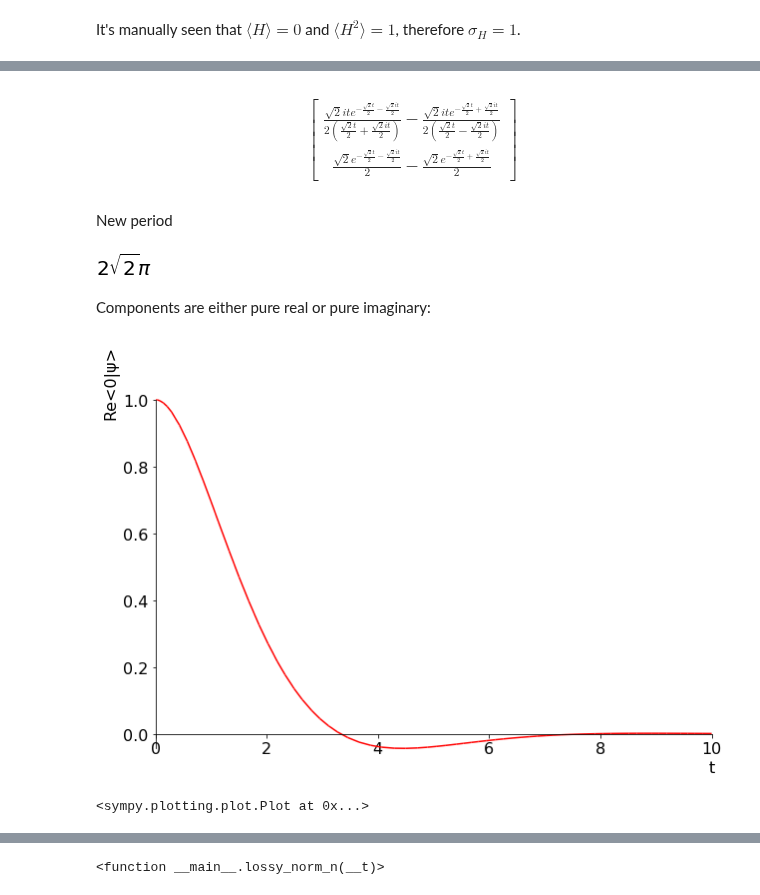
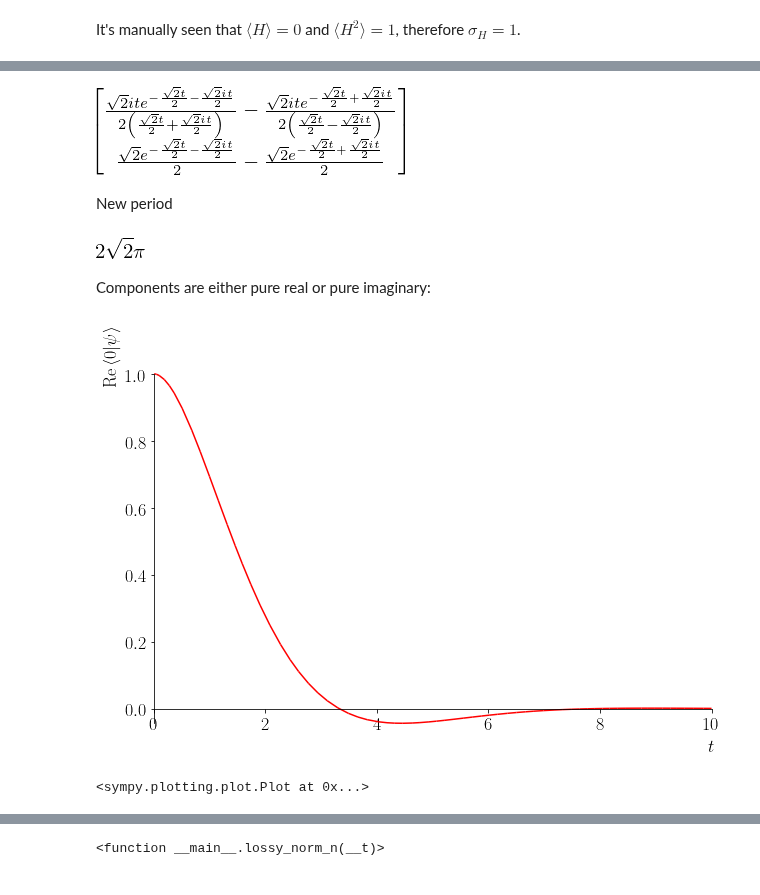
Before and after one commit to gderosa/timeq, a Jupyter notebook: comp/jupyter/detect.ipynb, the cells around one changed output, grey strips where cells are left out. Saved outputs shown, nothing was run; the diff lists cells and outputs as text; code cells hidden in the pictures.

```diff
--- a/comp/jupyter/detect.ipynb
+++ b/comp/jupyter/detect.ipynb
@@ -15,9 +15,9 @@ import numpy as np
 import matplotlib
 import matplotlib.pyplot as plt
 
-matplotlib.rcParams['text.usetex'] = False
+matplotlib.rcParams['text.usetex'] = True
 matplotlib.rcParams['figure.figsize'] = (10,10/sqrt(2))
-matplotlib.rcParams['font.size'] = 16
+matplotlib.rcParams['font.size'] = 18
 
 # https://matplotlib.org/gallery/mplot3d/lines3d.html?highlight=parametric
 # This import registers the 3D projection, but is otherwise unused.
@@ -77,18 +77,19 @@ def unitary_psi(_t):
 # %%
 non_unitary_psi(t)
 # %% [output]
-$$\left[\begin{matrix}\frac{\sqrt{2} i t e^{- \frac{\sqrt{2} t}{2} - \frac{\sqrt{2} i t}{2}}}{2 \left(\frac{\sqrt{2} t}{2} + \frac{\sqrt{2} i t}{2}\right)} - \frac{\sqrt{2} i t e^{- \frac{\sqrt{2} t}{2} + \frac{\sqrt{2} i t}{2}}}{2 \left(\frac{\sqrt{2} t}{2} - \frac{\sqrt{2} i t}{2}\right)}\\\frac{\sqrt{2} e^{- \frac{\sqrt{2} t}{2} - \frac{\sqrt{2} i t}{2}}}{2} - \frac{\sqrt{2} e^{- \frac{\sqrt{2} t}{2} + \frac{\sqrt{2} i t}{2}}}{2}\end{matrix}\right]$$
+[figure, added]
 # %% [markdown]
 New period
 # %%
 2*pi / (sqrt(2)/2)
 # %% [output]
-[figure, old version]
+[figure, new version]
 # %% [markdown]
 Components are either pure real or pure imaginary:
 # %%
-plot(re(non_unitary_psi(t)[0]), (t, 0, 10), line_color='r', ylabel=u'Re<0|\u03C8>')
+plot(re(non_unitary_psi(t)[0]), (t, 0, 10),
+     line_color='r', xlabel=r'$t$', ylabel=r'$\mathrm{Re}\left\langle 0 | \psi \right\rangle $')
 # %% [output]
-[figure, old version]
+[figure, new version]
 <sympy.plotting.plot.Plot at 0x...>
 # %%
```
Also changed, not shown: parts of 43 cells of this notebook, 3 other files.
